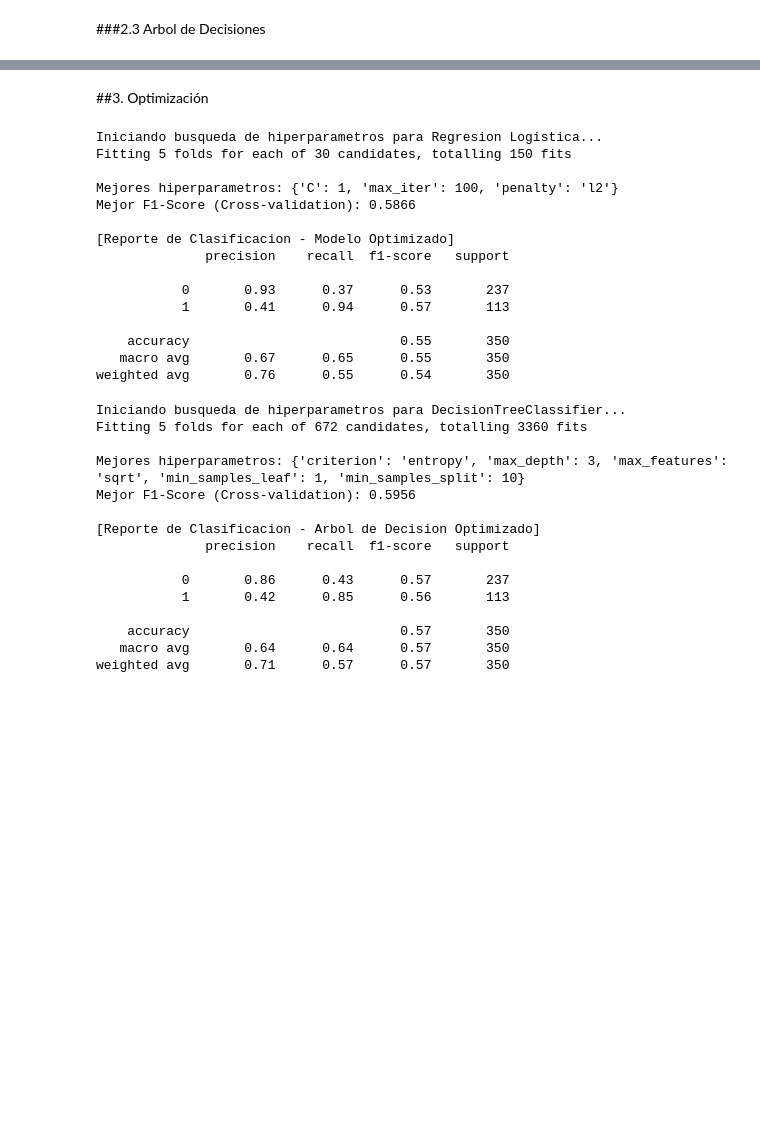
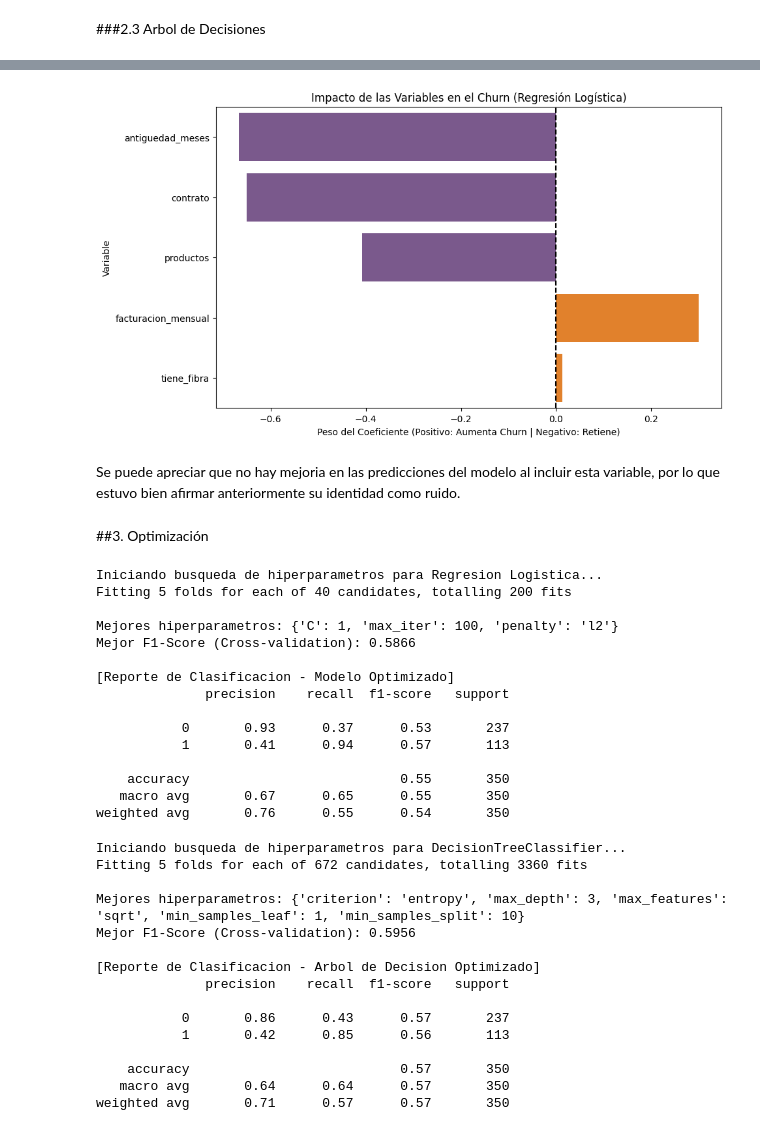
Before and after one commit to Santibareiro27/Inteligencia-Computacional, a Jupyter notebook: RA1_TP3/RA1_Trabajo_práctico_N°_3,_8.ipynb, the cells around one changed output, grey strips where cells are left out. Cells and saved outputs as stored; diff of their text form; code cells hidden in the pictures; blank space fills up the shorter version.

```diff
--- a/RA1_TP3/RA1_Trabajo_práctico_N°_3,_8.ipynb
+++ b/RA1_TP3/RA1_Trabajo_práctico_N°_3,_8.ipynb
@@ -1215,0 +1276,11 @@ Hasta ahora es el modelo que tuvo peor desempeño, teniendo menos aciertos a la
+# %%
+# @title Particiones
+
+# Separamos Features (X) y Target (y)
+Xtf = df_churn_tf.drop(columns=['churn'])
+ytf = df_churn_tf['churn']
+
+# Separamos train y test
+Xtf_train, Xtf_test, ytf_train, ytf_test = train_test_split(
+    Xtf, ytf, test_size=0.30, stratify=ytf, random_state=SEED
+)
@@ -1216,3 +1375,34 @@ Hasta ahora es el modelo que tuvo peor desempeño, teniendo menos aciertos a la
+# %%
+# @title Interpretacion de los coeficientes del modelo
+
+# 1. Extraer los coeficientes del modelo de Regresión Logística
+# Accedemos al modelo directamente a través de la variable log_reg
+lr_model = log_reg_tf
+coeficientes = lr_model.coef_[0]
+
+# 2. Crear un DataFrame para visualizar mejor
+importancia_df = pd.DataFrame({
+    'Variable': all_features_tf,
+    'Coeficiente': coeficientes
+})
+
+# 3. Ordenar por valor absoluto para ver cuáles "mueven más la aguja"
+importancia_df['Abs_Coef'] = importancia_df['Coeficiente'].abs()
+importancia_df = importancia_df.sort_values(by='Abs_Coef', ascending=False)
+
+# 4. Graficar
+plt.figure(figsize=(10, 6))
+colors = ['#ff7f0e' if c > 0 else '#7D5194' for c in importancia_df['Coeficiente']]
+sns.barplot(x='Coeficiente', y='Variable', data=importancia_df, hue='Variable', palette=colors, legend=False)
+
+plt.axvline(x=0, color='black', linestyle='--') # Línea en el cero
+plt.title("Impacto de las Variables en el Churn (Regresión Logística)")
+plt.xlabel("Peso del Coeficiente (Positivo: Aumenta Churn | Negativo: Retiene)")
+plt.show()
+# %% [output]
+[figure, added]
+# %% [markdown]
+Se puede apreciar que no hay mejoria en las predicciones del modelo al incluir esta variable, por lo que estuvo bien afirmar anteriormente su identidad como ruido.
 # %% [markdown]
 ##3. Optimización
 # %%
@@ -1223,7 +1413,7 @@ lr_base = LogisticRegression(class_weight=pesos_personalizados, random_state=SEE
 param_grid_lr = {
     'C': [0.01, 0.1, 1, 10, 100],
     'penalty': ['l1', 'l2'],
-    'max_iter': [100, 200, 500],
+    'max_iter': [100, 200, 500, 1000],
 }
 
 # Configurar GridSearchCV
@@ -1251,7 +1441,7 @@ print("\n[Reporte de Clasificacion - Modelo Optimizado]")
 print(classification_report(y_test, y_pred_opt))
 # %% [output]
 Iniciando busqueda de hiperparametros para Regresion Logistica...
-Fitting 5 folds for each of 30 candidates, totalling 150 fits
+Fitting 5 folds for each of 40 candidates, totalling 200 fits
 
 Mejores hiperparametros: {'C': 1, 'max_iter': 100, 'penalty': 'l2'}
 Mejor F1-Score (Cross-validation): 0.5866
```
Also changed, not shown: parts of 19 cells of this notebook.
